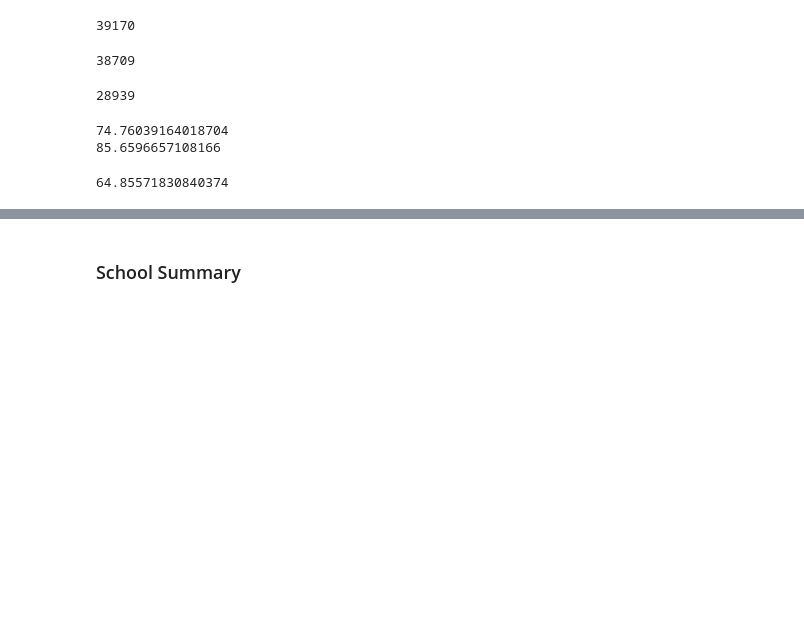
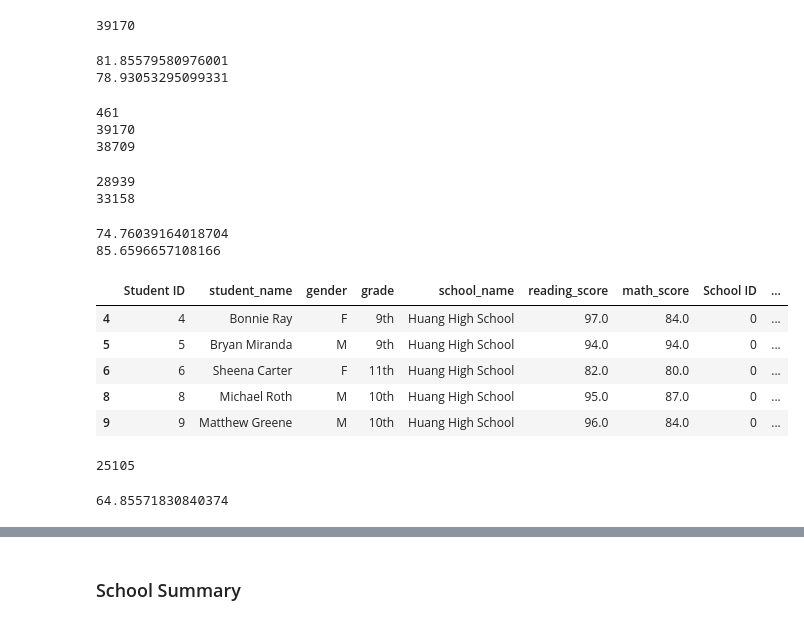
Before and after one commit to yessiez/School_District_Analysis, a Jupyter notebook: PyCitySchools_Challenge.ipynb, the cells around one changed output, grey strips where cells are left out. Drawn from its saved outputs; the diff is of its cells as text; code cells hidden in the pictures; blank space fills up the shorter version.

```diff
--- a/PyCitySchools_Challenge.ipynb
+++ b/PyCitySchools_Challenge.ipynb
@@ -93,30 +93,42 @@ student_count
 # Calculate the Average Scores using the "clean_student_data".
 average_reading_score = school_data_complete_df["reading_score"].mean()
 average_math_score = school_data_complete_df["math_score"].mean()
+
+print(average_reading_score)
+print(average_math_score)
+# %% [output]
+81.85579580976001
+78.93053295099331
 # %%
 # Step 1. Get the number of students that are in ninth grade at Thomas High School.
 # These students have no grades.
 ninth_graders = len(school_data_complete_df.loc[(school_data_complete_df["school_name"] == "Thomas High School") & (school_data_complete_df["grade"] == "9th")])
 
+print(ninth_graders)
+
 # Get the total student count
 student_count = school_data_complete_df["Student ID"].count()
-
+print(student_count)
 
 # Step 2. Subtract the number of students that are in ninth grade at
 # Thomas High School from the total student count to get the new total student count.
 new_student_count = student_count - ninth_graders
 
-new_student_count
+print(new_student_count)
 # %% [output]
+461
+39170
 38709
 # %%
 # Calculate the passing rates using the "clean_student_data".
 passing_math_count = school_data_complete_df[(school_data_complete_df["math_score"] >= 70)].count()["student_name"]
 passing_reading_count = school_data_complete_df[(school_data_complete_df["reading_score"] >= 70)].count()["student_name"]
 
-passing_math_count
+print(passing_math_count)
+print(passing_reading_count)
 # %% [output]
 28939
+33158
 # %%
 # Step 3. Calculate the passing percentages with the new total student count.
 # Calculate the percent that passed math
@@ -133,17 +145,31 @@ print(passing_reading_percentage)
 # %%
 # Calculate the students who passed both reading and math.
 passing_math_reading = school_data_complete_df[(school_data_complete_df["math_score"] >= 70)
                                                & (school_data_complete_df["reading_score"] >= 70)]
 
 # Calculate the number of students that passed both reading and math.
 overall_passing_math_reading_count = passing_math_reading["student_name"].count()
 
 
 # Step 4.Calculate the overall passing percentage with new total student count.
 overall_passing_percentage = overall_passing_math_reading_count / new_student_count * 100
-overall_passing_percentage
+
+passing_math_reading.head()
 # %% [output]
-64.85571830840374
+|  | Student ID | student_name | gender | grade | school_name | reading_score | math_score | School ID | ... |
+| 4 | 4 | Bonnie Ray | F | 9th | Huang High School | 97.0 | 84.0 | 0 | ... |
+| 5 | 5 | Bryan Miranda | M | 9th | Huang High School | 94.0 | 94.0 | 0 | ... |
+| 6 | 6 | Sheena Carter | F | 11th | Huang High School | 82.0 | 80.0 | 0 | ... |
+| 8 | 8 | Michael Roth | M | 10th | Huang High School | 95.0 | 87.0 | 0 | ... |
+| 9 | 9 | Matthew Greene | M | 10th | Huang High School | 96.0 | 84.0 | 0 | ... |
+# %%
+print(overall_passing_math_reading_count)
+# %% [output]
+25105
+# %%
+print(overall_passing_percentage)
+# %% [output]
+64.85571830840374
 # %%
 # Create a DataFrame
 district_summary_df = pd.DataFrame(
```
Also changed, not shown: parts of 12 cells of this notebook, 1 other file.
